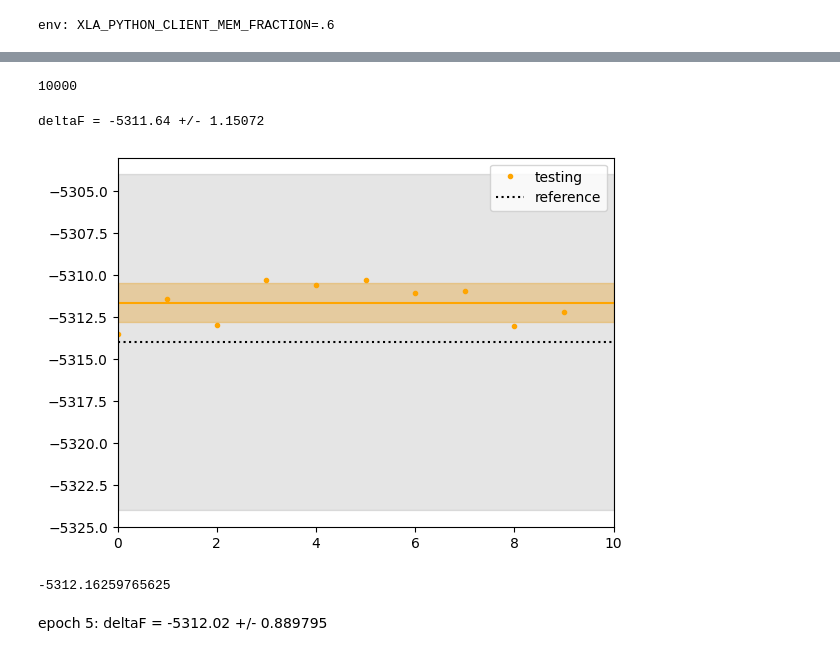
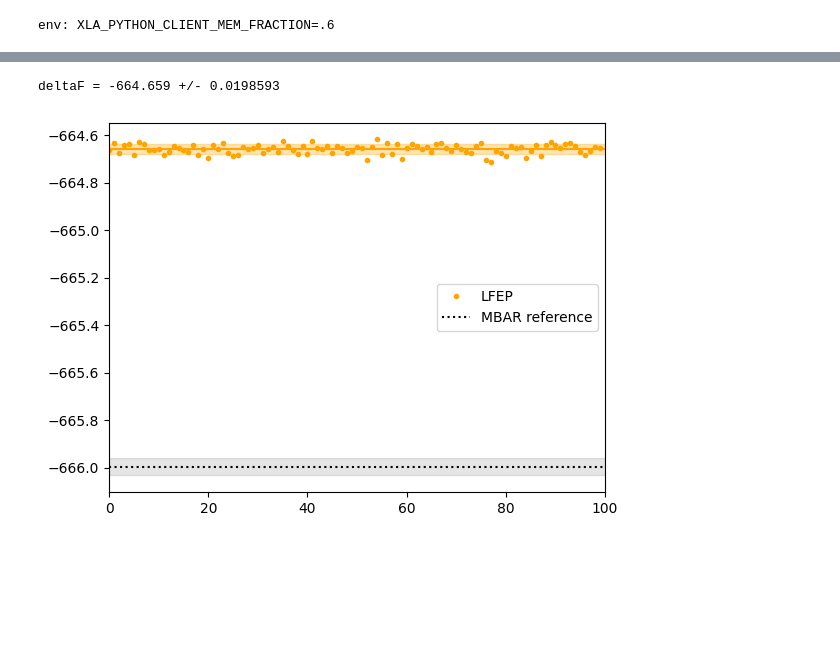
Before and after one commit to noegroup/rigid-flows, a Jupyter notebook: testing_postp.ipynb, the cells around one changed output, grey strips where cells are left out. Drawn from its saved outputs; the diff is of its cells as text; code cells hidden in the pictures; blank space fills up the shorter version.

```diff
--- a/testing_postp.ipynb
+++ b/testing_postp.ipynb
@@ -90,11 +101,11 @@ reference_deltaF, reference_deltaF_std
 # %%
-num_samples = 1_000
+num_samples = 10_000
 batch_size = 128
 
 keys = jax.random.split(next(chain), num_samples)
 base_tr = jax.vmap(base.sample)(keys)
 
-mapped_tr = scanned_vmap(flow.inverse, batch_size)(base_tr.obj) #TODO add batch
+mapped_tr = scanned_vmap(flow.inverse, batch_size)(base_tr.obj)
 
 keys = jax.random.split(next(chain), num_samples)
 target_tr = jax.vmap(target.sample)(keys)
@@ -186,67 +201,40 @@ Estimated deltaF from TFEP (below) = -5314.5
 # %%
-num_datapoints = specs.model.base.num_samples
-if num_datapoints is None:
-    selection = np.s_[:]
-else:
-    selection =  np.s_[-num_datapoints:]
+from functools import partial
 
-def estimate_deltaF(key, num_samples, base, batch_size=128):
+@partial(jax.jit, static_argnames=["num_samples", "base", "batch_size"])
+def estimate_deltaF(key, num_samples, base=base, batch_size=128):
     keys = jax.random.split(key, num_samples)
     base_tr = jax.vmap(base.sample)(keys)
     mapped_tr = scanned_vmap(flow.inverse, batch_size)(base_tr.obj)
     logw = base_tr.ldj + mapped_tr.ldj - jax.vmap(target.potential)(mapped_tr.obj)
-    return (jnp.log(len(logw)) - jax.scipy.special.logsumexp(logw)).item()
-
-eval_base = OpenMMDensity.from_specs(specs.model.auxiliary_shape, specs.model.base, selection)
-eval_base.data.pos.shape[0]
+    return (jnp.log(len(logw)) - jax.scipy.special.logsumexp(logw))
-# %% [output]
-10000
 # %%
 estimate_from_training = False #this gives a biased estimate, always lower
 
 from tqdm import trange
 
-#FIXME: it's maybe better to use all MD points instead of random samples
-iterations = 10
-n_samples = 1000
+iterations = 100
+num_samples = base.data.pos.shape[0]
 
-if estimate_from_training:
-    deltaFs = np.zeros(iterations)
-    for i in trange(iterations):
-        deltaFs[i] = estimate_deltaF(next(chain), n_samples, base)
-    print(f'deltaF = {deltaFs.mean():g} +/- {deltaFs.std():g}')
-
-eval_deltaFs = np.zeros(iterations)
+deltaFs = np.zeros(iterations)
 for i in trange(iterations):
-    eval_deltaFs[i] = estimate_deltaF(next(chain), n_samples, eval_base)
-eval_deltaFs.mean(), eval_deltaFs.std()
-print(f'deltaF = {eval_deltaFs.mean():g} +/- {eval_deltaFs.std():g}')
+    deltaFs[i] = estimate_deltaF(next(chain), num_samples)
+deltaFs.mean(), deltaFs.std()
+print(f'deltaF = {deltaFs.mean():g} +/- {deltaFs.std():g}')
 # %% [output]
-deltaF = -5311.64 +/- 1.15072
+deltaF = -664.659 +/- 0.0198593
 # %%
-xlim = [0, len(eval_deltaFs)]
-if estimate_from_training:
-    plt.plot(deltaFs, '.', c='blue', label='training')
-    x = 2 * [deltaFs.mean()]
-    plt.fill_between(xlim, x-deltaFs.std(), x+deltaFs.std(), color='blue', alpha=0.3)
-    plt.axhline(deltaFs.mean(), c='blue')
-plt.plot(eval_deltaFs, '.', c='orange', label='testing')
-x = 2 * [eval_deltaFs.mean()]
-plt.fill_between(xlim, x-eval_deltaFs.std(), x+eval_deltaFs.std(), color='orange', alpha=0.3)
-plt.axhline(eval_deltaFs.mean(), c='orange')
+xlim = [0, len(deltaFs)]
+plt.plot(deltaFs, '.', c='orange', label='LFEP')
+x = 2 * [deltaFs.mean()]
+plt.fill_between(xlim, x-deltaFs.std(), x+deltaFs.std(), color='orange', alpha=0.3)
+plt.axhline(deltaFs.mean(), c='orange')
 if reference_deltaF is not None:
-    plt.axhline(reference_deltaF, c='k', ls=":", label='reference')
+    plt.axhline(reference_deltaF, c='k', ls=":", label='MBAR reference')
     x = np.array(2 * [reference_deltaF])
     plt.fill_between(xlim, x-reference_deltaF_std, x+reference_deltaF_std, color='k', alpha=0.1)
 plt.xlim(xlim)
 plt.legend()
 plt.show()
 # %% [output]
-[figure, old version]
+[figure, new version]
-# %%
-df = estimate_deltaF(next(chain), iterations*n_samples, eval_base)
-df
-# %% [output]
--5312.16259765625
-# %% [markdown]
-epoch 5: deltaF = -5312.02 +/- 0.889795
```
Also changed, not shown: parts of 10 cells of this notebook, 6 other files.
